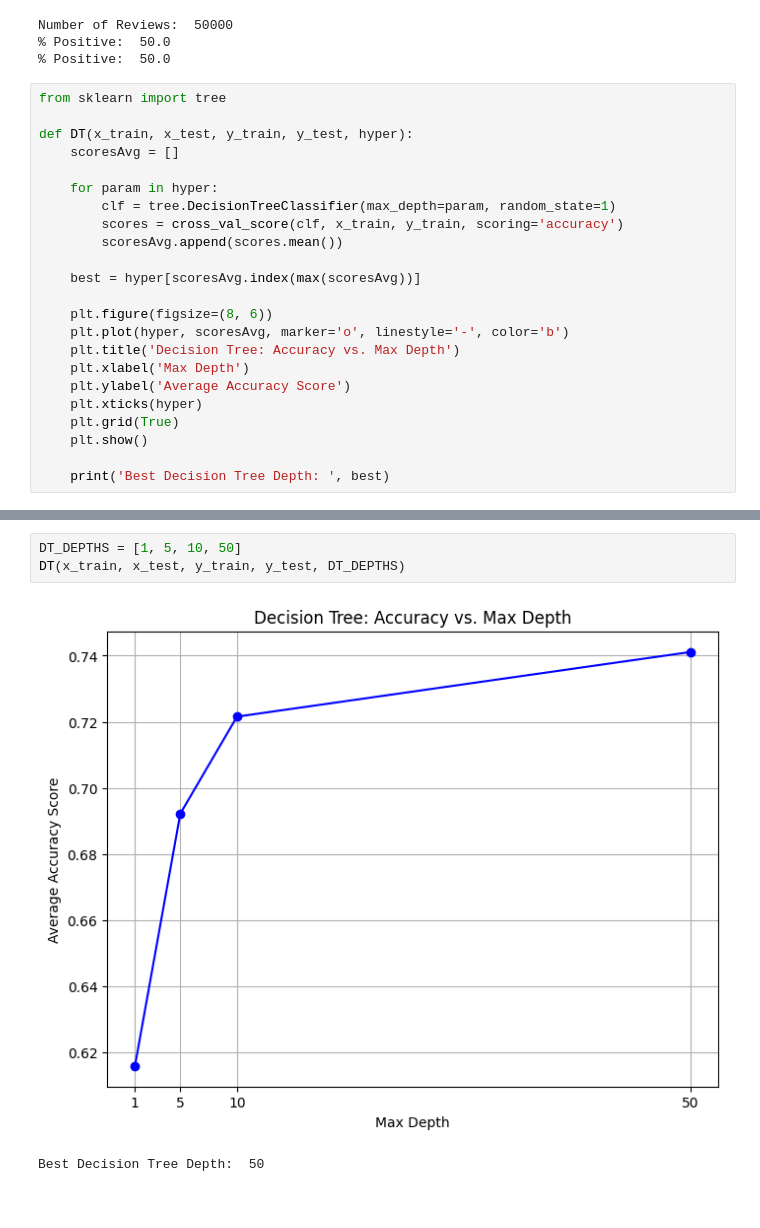
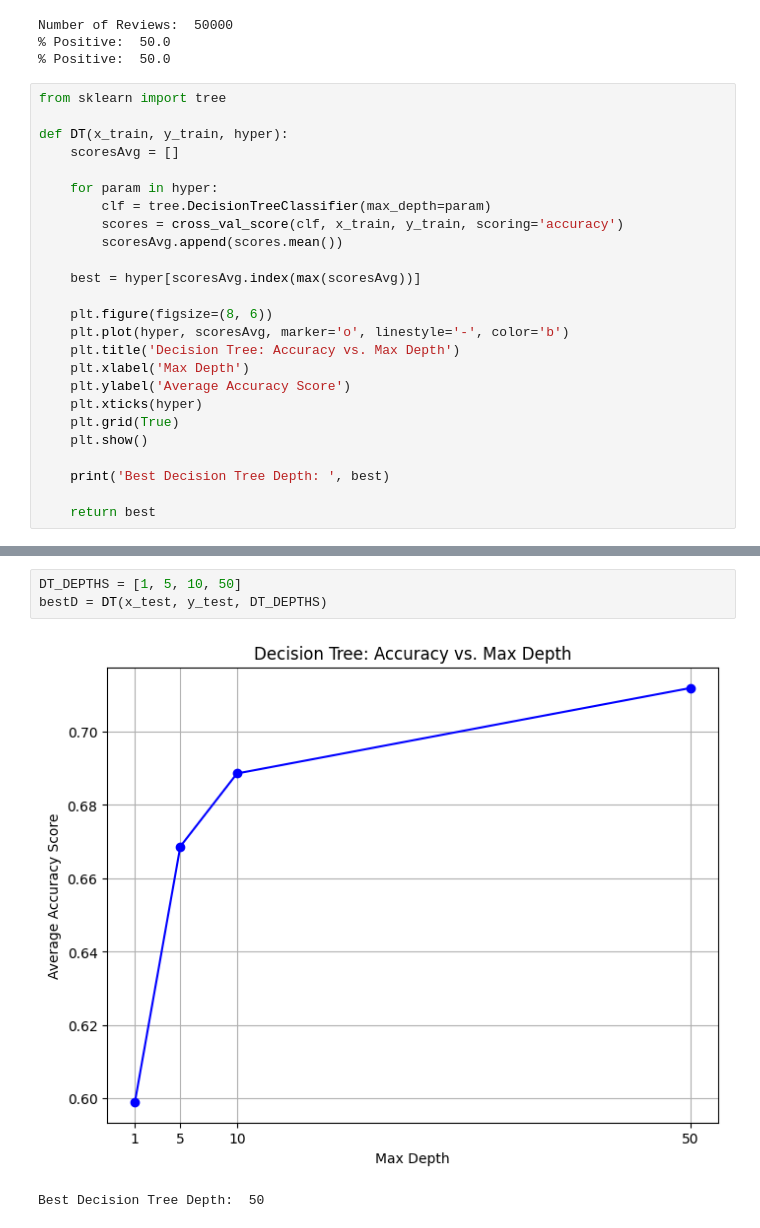
Before and after one commit to BoyceWhite/Data-Analysis-Project, a Jupyter notebook: main.ipynb, the cells around one changed output, grey strips where cells are left out. Drawn from its saved outputs; the diff is of its cells as text.

```diff
--- a/main.ipynb
+++ b/main.ipynb
@@ -32,11 +32,11 @@ Number of Reviews:  50000
 # %%
 from sklearn import tree
 
-def DT(x_train, x_test, y_train, y_test, hyper):
+def DT(x_train, y_train, hyper):
     scoresAvg = []
 
     for param in hyper:
-        clf = tree.DecisionTreeClassifier(max_depth=param, random_state=1)
+        clf = tree.DecisionTreeClassifier(max_depth=param)
         scores = cross_val_score(clf, x_train, y_train, scoring='accuracy')
         scoresAvg.append(scores.mean())
 
@@ -52,6 +52,8 @@ def DT(x_train, x_test, y_train, y_test, hyper):
     plt.show()
 
     print('Best Decision Tree Depth: ', best)
+
+    return best
 # %%
 from sklearn.neighbors import KNeighborsClassifier
 
@@ -101,8 +107,8 @@ def LR(x_train, x_test, y_train, y_test, hyper):
 # %%
 DT_DEPTHS = [1, 5, 10, 50]
-DT(x_train, x_test, y_train, y_test, DT_DEPTHS)
+bestD = DT(x_test, y_test, DT_DEPTHS)
 # %% [output]
-[figure, old version]
+[figure, new version]
 Best Decision Tree Depth:  50
 # %%
 kVals = [1, 5, 10, 50]
```
Also changed, not shown: parts of 7 cells of this notebook.
